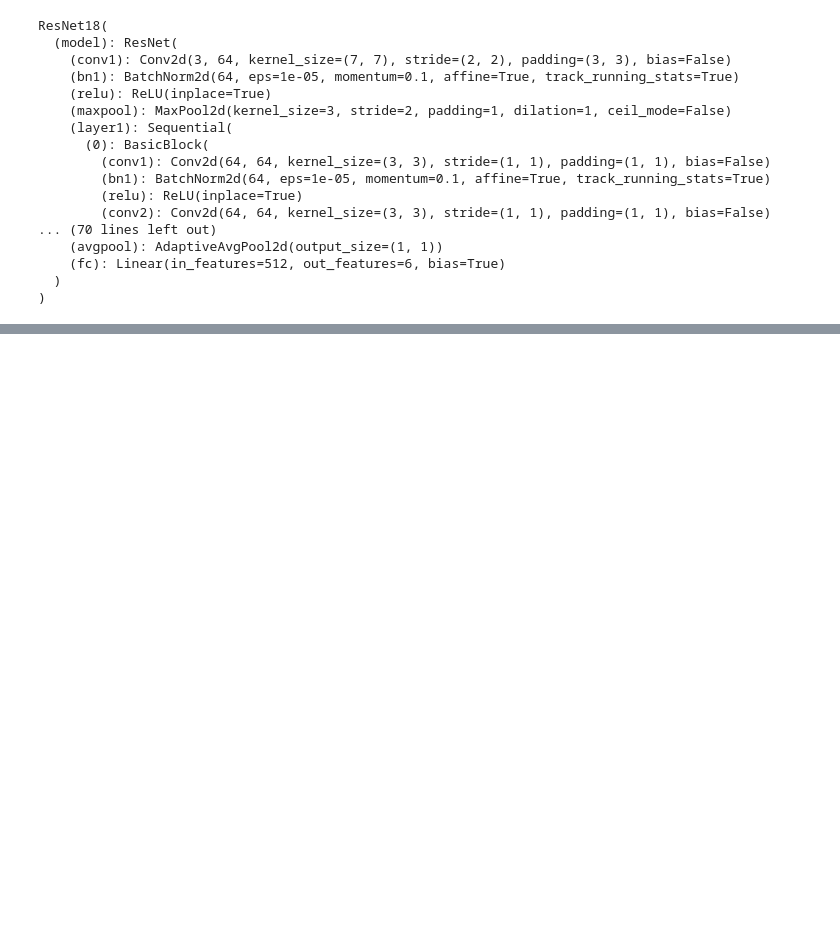
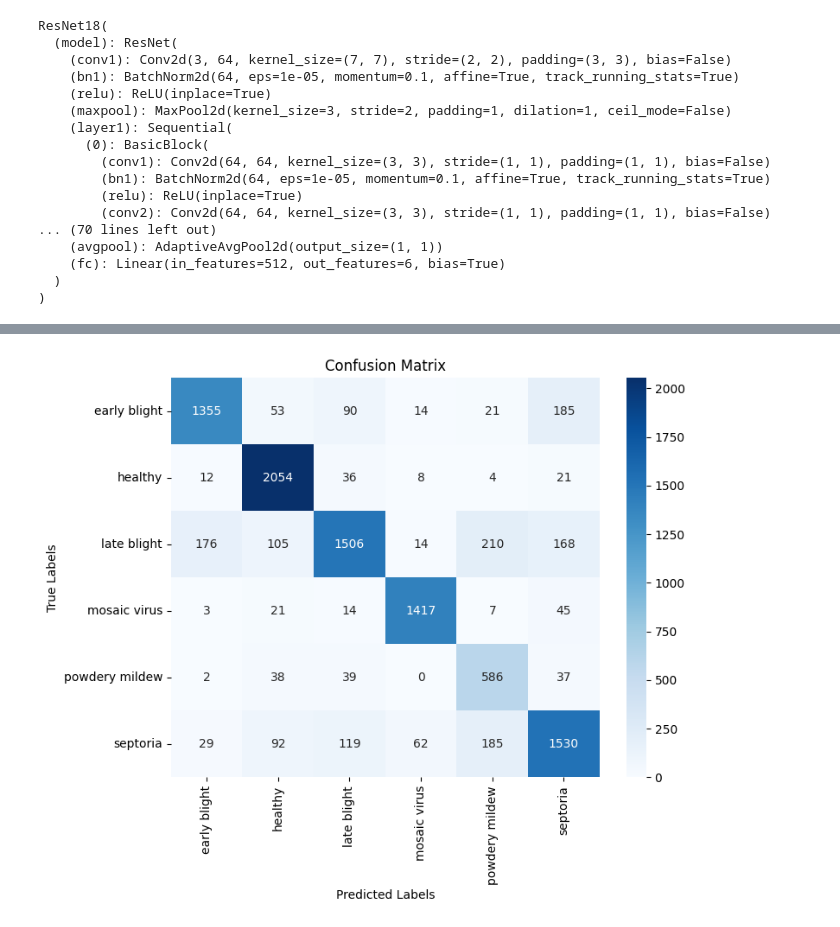
Before and after one commit to aswiinraviprakash/TomatoLeafDiseaseCNN, a Jupyter notebook: Dataset 2/resnet18_dataset_2.ipynb, the cells around one changed output, grey strips where cells are left out. Saved outputs shown, nothing was run; the diff lists cells and outputs as text; code cells hidden in the pictures; blank space fills up the shorter version.

Commit message:
Trained resnet18 for dataset_2

```diff
--- a/Dataset 2/resnet18_dataset_2.ipynb
+++ b/Dataset 2/resnet18_dataset_2.ipynb
@@ -68,8 +68,8 @@ print(dataset_classes)
 batch_size = 64
 
 train_loader = DataLoader(train_dataset, batch_size=batch_size, shuffle=True)
-validate_loader = DataLoader(train_dataset, batch_size=batch_size, shuffle=True)
-test_loader = DataLoader(train_dataset, batch_size=batch_size, shuffle=True)
+validate_loader = DataLoader(validate_dataset, batch_size=batch_size, shuffle=True)
+test_loader = DataLoader(test_dataset, batch_size=batch_size, shuffle=True)
 # %%
 def show_images(loader, title):
     # Get a batch of images and labels from the loader
@@ -163,0 +353,17 @@ ResNet18(
+# %%
+# displaying confusion matrix
+confusion_matrix = confusion_matrix(total_samples, total_predictions)
+
+plt.figure(figsize=(8, 6))
+sns.heatmap(confusion_matrix,
+            annot=True,
+            cmap='Blues',
+            fmt='g',
+            xticklabels=dataset_classes,
+            yticklabels=dataset_classes)
+plt.xlabel('Predicted Labels')
+plt.ylabel('True Labels')
+plt.title('Confusion Matrix')
+plt.show()
+# %% [output]
+[figure, added]
```
Also changed, not shown: parts of 4 cells of this notebook.
